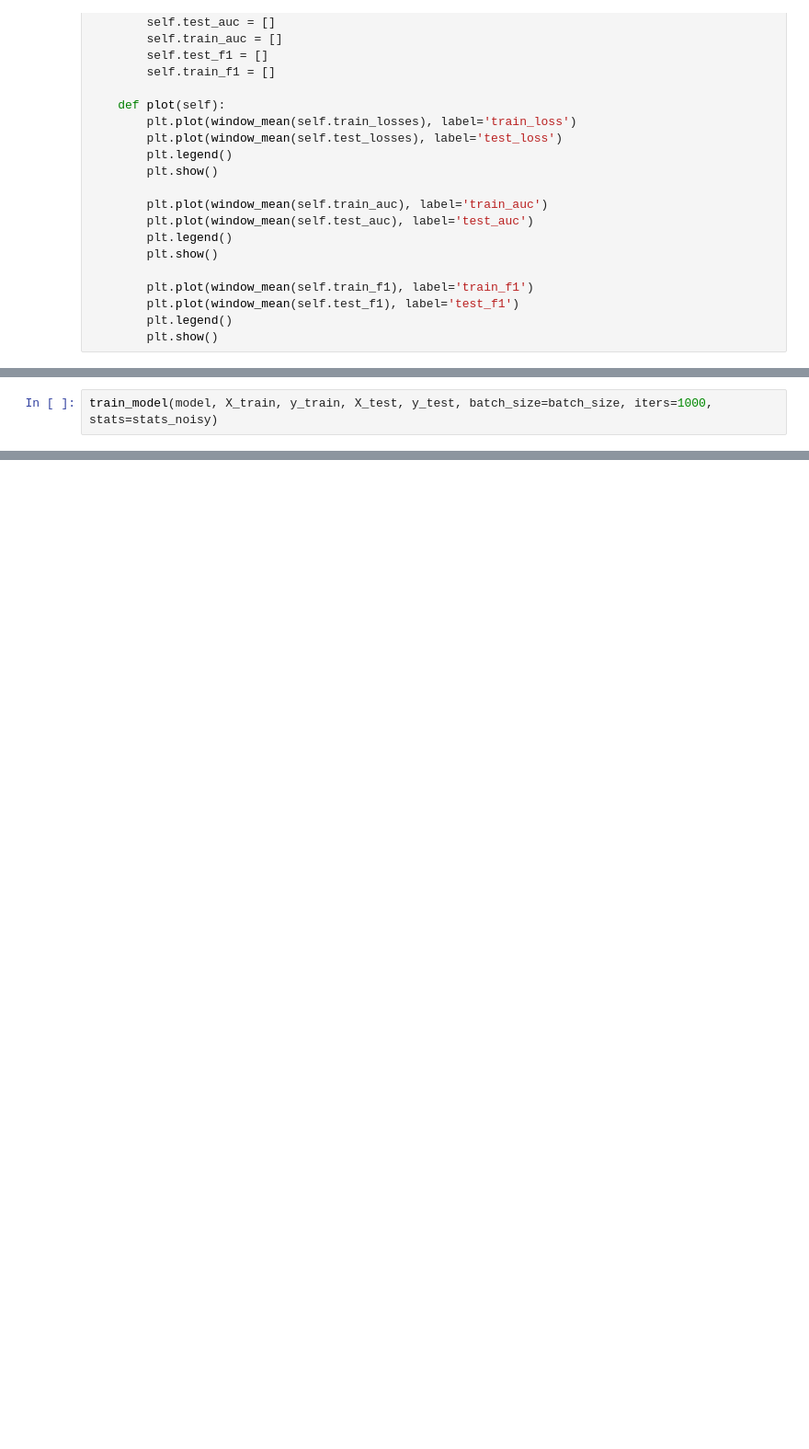
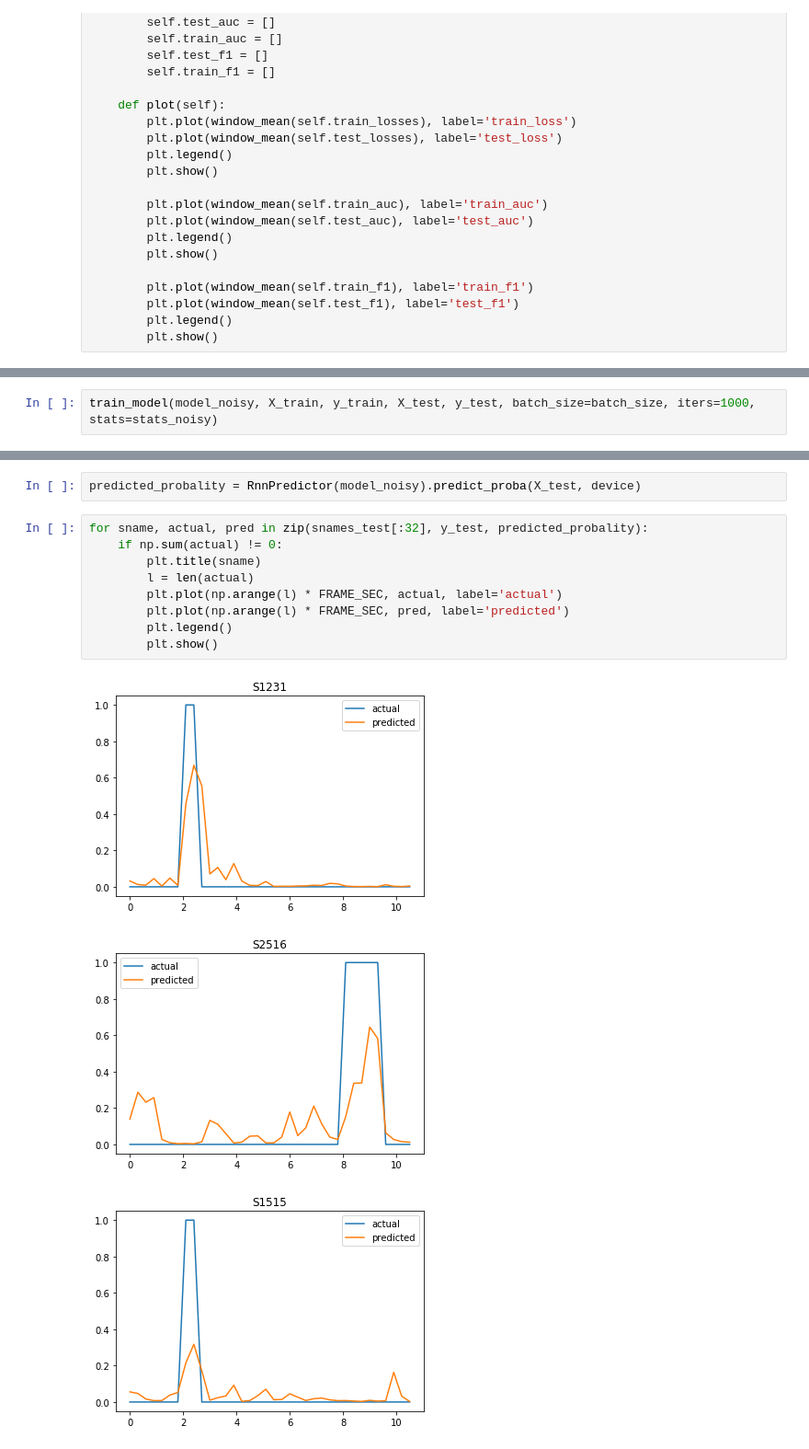
Before and after one commit to maxkvant/speech-ml-hw, a Jupyter notebook: 2/homework/main.ipynb, the cells around one changed output, grey strips where cells are left out. Shown at 92% size. Drawn from its saved outputs; the diff is of its cells as text; blank space fills up the shorter version.

```diff
--- a/2/homework/main.ipynb
+++ b/2/homework/main.ipynb
@@ -330,2 +365,2 @@ iter 150 train_loss 0.19826 test_loss 0.23156
 # %%
-train_model(model, X_train, y_train, X_test, y_test, batch_size=batch_size, iters=1000, stats=stats_noisy)
+train_model(model_noisy, X_train, y_train, X_test, y_test, batch_size=batch_size, iters=1000, stats=stats_noisy)
@@ -372,0 +367,15 @@ iter 1150 train_loss 0.19826 test_loss 0.23156
+# %%
+predicted_probality = RnnPredictor(model_noisy).predict_proba(X_test, device)
+# %%
+for sname, actual, pred in zip(snames_test[:32], y_test, predicted_probality):
+    if np.sum(actual) != 0:
+        plt.title(sname)
+        l = len(actual)
+        plt.plot(np.arange(l) * FRAME_SEC, actual, label='actual')
+        plt.plot(np.arange(l) * FRAME_SEC, pred, label='predicted')
+        plt.legend()
+        plt.show()
+# %% [output]
+[figure, added]
+[figure, added]
+[figure, added]
```
Also changed, not shown: parts of 20 cells of this notebook, 1 other file.
